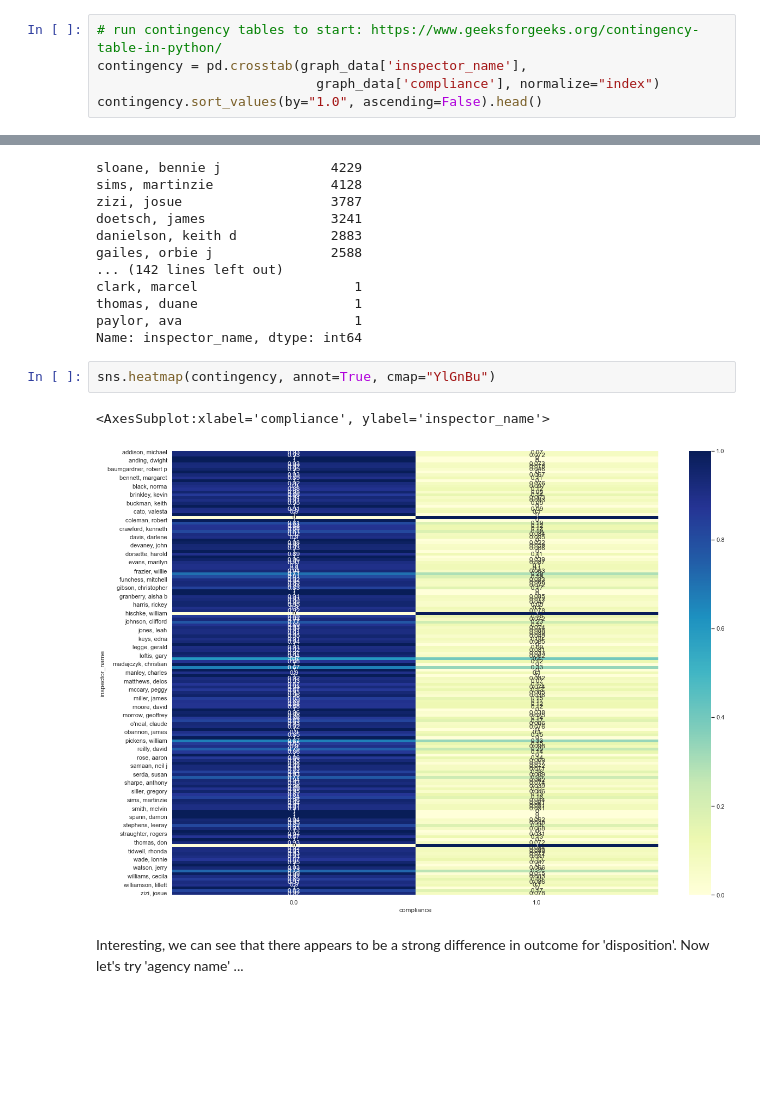
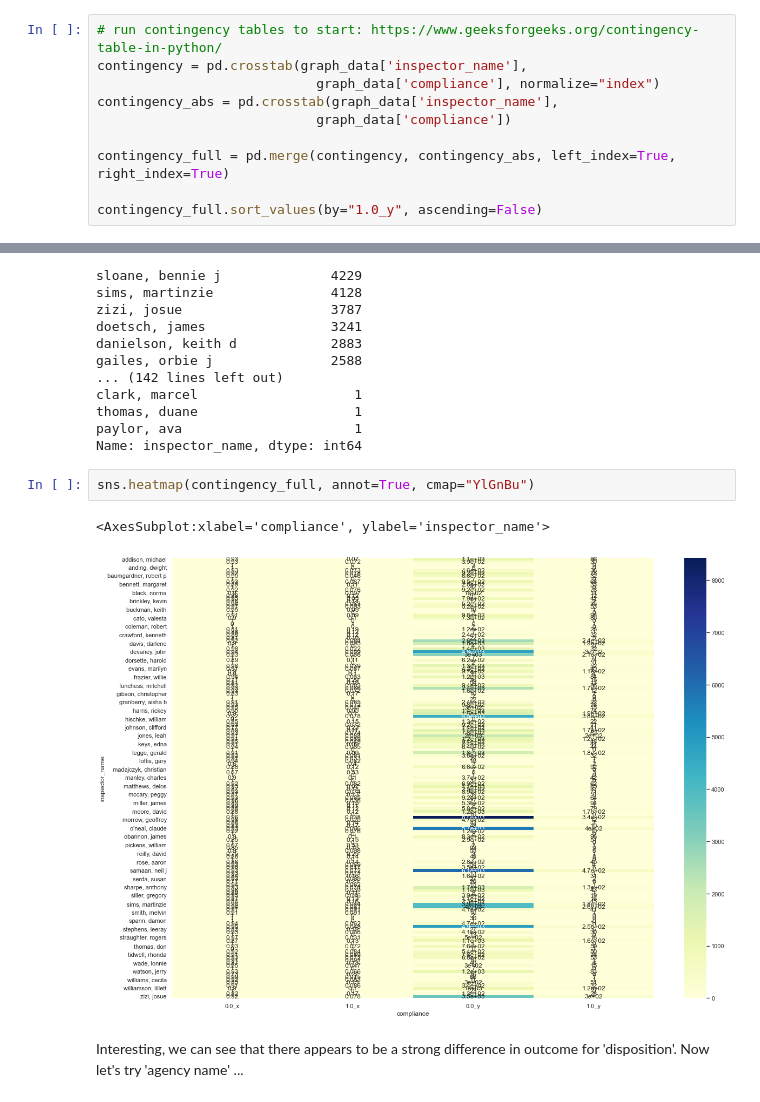
Before and after one commit to MogwaiMomo/python-coursera, a Jupyter notebook: applied ml/week4_assignment/assignment_4.ipynb, the cells around one changed output, grey strips where cells are left out. Drawn from its saved outputs; the diff is of its cells as text; blank space fills up the shorter version.

```diff
--- a/applied ml/week4_assignment/assignment_4.ipynb
+++ b/applied ml/week4_assignment/assignment_4.ipynb
@@ -269,5 +248,10 @@ graph_data = pd.merge(low_cardinality_vars, y_train, left_index=True, right_inde
 # run contingency tables to start: https://www.geeksforgeeks.org/contingency-table-in-python/
 contingency = pd.crosstab(graph_data['inspector_name'],
                             graph_data['compliance'], normalize="index")
-contingency.sort_values(by="1.0", ascending=False).head()
+contingency_abs = pd.crosstab(graph_data['inspector_name'],
+                            graph_data['compliance'])
+
+contingency_full = pd.merge(contingency, contingency_abs, left_index=True, right_index=True)
+
+contingency_full.sort_values(by="1.0_y", ascending=False)
 # %% [output]
@@ -302,10 +297,10 @@ thomas, duane                    1
 paylor, ava                      1
 Name: inspector_name, dtype: int64
 # %%
-sns.heatmap(contingency, annot=True, cmap="YlGnBu")
+sns.heatmap(contingency_full, annot=True, cmap="YlGnBu")
 # %% [output]
 <AxesSubplot:xlabel='compliance', ylabel='inspector_name'>
-[figure, old version]
+[figure, new version]
 # %% [markdown]
 Interesting, we can see that there appears to be a strong difference in outcome for 'disposition'. Now let's try 'agency name' ...
 # %%
```
Also changed, not shown: parts of 7 cells of this notebook, 1 other file.
